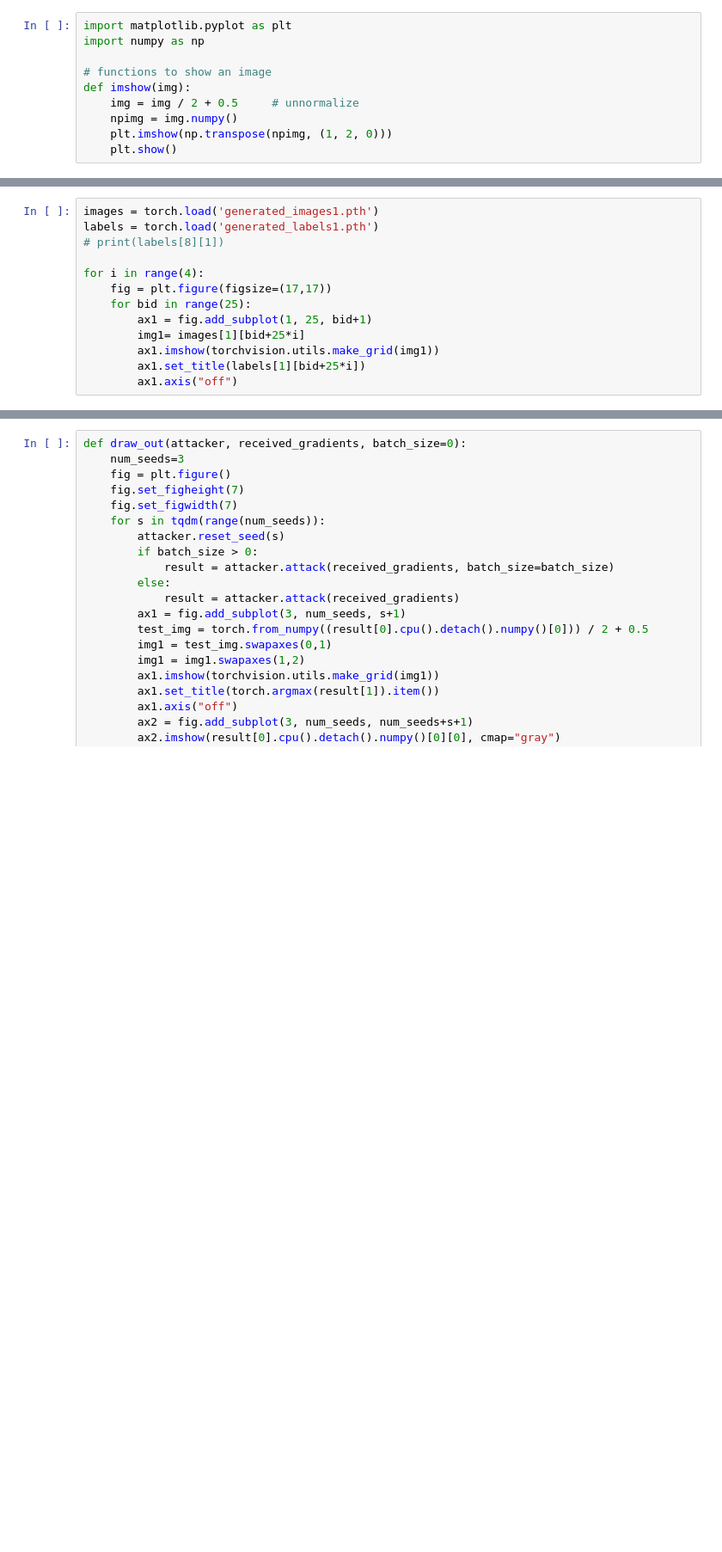
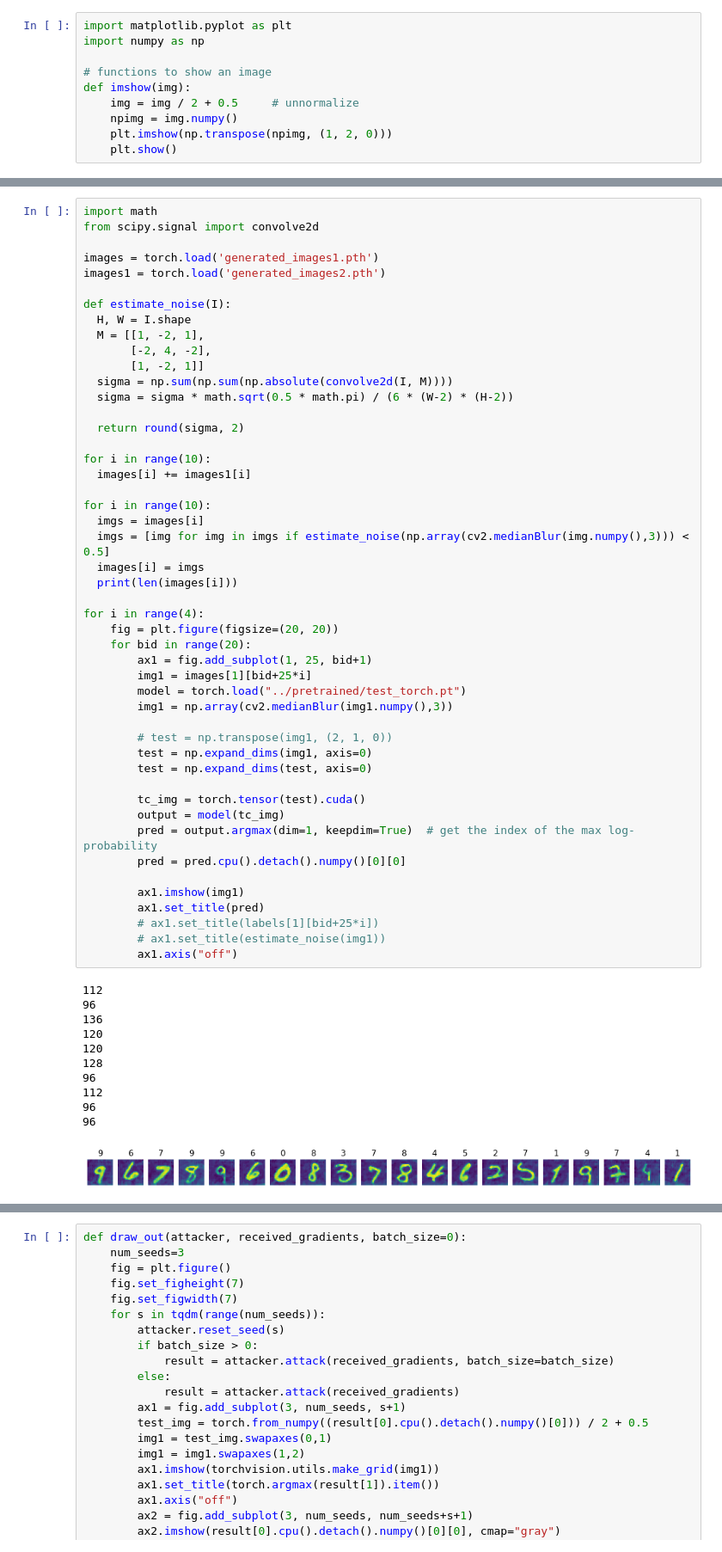
Before and after one commit to hiepvo01/TRUSTCOM2022, a Jupyter notebook: GradientInversion/gradientInversion.ipynb, the cells around one changed output, grey strips where cells are left out. Shown at 86% size. Drawn from its saved outputs; the diff is of its cells as text; blank space fills up the shorter version.

Commit message:
clean test

```diff
--- a/GradientInversion/gradientInversion.ipynb
+++ b/GradientInversion/gradientInversion.ipynb
@@ -164,13 +57,0 @@ Client 1 | batch 2 | total imgs 4
-# %%
-images = torch.load('generated_images1.pth')
-labels = torch.load('generated_labels1.pth')
-# print(labels[8][1])
-
-for i in range(4):
-    fig = plt.figure(figsize=(17,17))
-    for bid in range(25):
-        ax1 = fig.add_subplot(1, 25, bid+1)
-        img1= images[1][bid+25*i]
-        ax1.imshow(torchvision.utils.make_grid(img1))
-        ax1.set_title(labels[1][bid+25*i])
-        ax1.axis("off")
@@ -176,0 +94,60 @@ for i in range(4):
+# %%
+import math
+from scipy.signal import convolve2d
+
+images = torch.load('generated_images1.pth')
+images1 = torch.load('generated_images2.pth')
+
+def estimate_noise(I):
+  H, W = I.shape
+  M = [[1, -2, 1],
+       [-2, 4, -2],
+       [1, -2, 1]]
+  sigma = np.sum(np.sum(np.absolute(convolve2d(I, M))))
+  sigma = sigma * math.sqrt(0.5 * math.pi) / (6 * (W-2) * (H-2))
+
+  return round(sigma, 2)
+
+for i in range(10):
+  images[i] += images1[i]
+
+for i in range(10):
+  imgs = images[i]
+  imgs = [img for img in imgs if estimate_noise(np.array(cv2.medianBlur(img.numpy(),3))) < 0.5]
+  images[i] = imgs
+  print(len(images[i]))
+
+for i in range(4):
+    fig = plt.figure(figsize=(20, 20))
+    for bid in range(20):
+        ax1 = fig.add_subplot(1, 25, bid+1)
+        img1 = images[1][bid+25*i]
+        model = torch.load("../pretrained/test_torch.pt")
+        img1 = np.array(cv2.medianBlur(img1.numpy(),3))
+
+        # test = np.transpose(img1, (2, 1, 0))
+        test = np.expand_dims(img1, axis=0)
+        test = np.expand_dims(test, axis=0)
+
+        tc_img = torch.tensor(test).cuda()
+        output = model(tc_img)
+        pred = output.argmax(dim=1, keepdim=True)  # get the index of the max log-probability
+        pred = pred.cpu().detach().numpy()[0][0]
+
+        ax1.imshow(img1)
+        ax1.set_title(pred)
+        # ax1.set_title(labels[1][bid+25*i])
+        # ax1.set_title(estimate_noise(img1))
+        ax1.axis("off")
+# %% [output]
+112
+96
+136
+120
+120
+128
+96
+112
+96
+96
+[figure, added]
```
Also changed, not shown: parts of 9 cells of this notebook, 4 other files.
